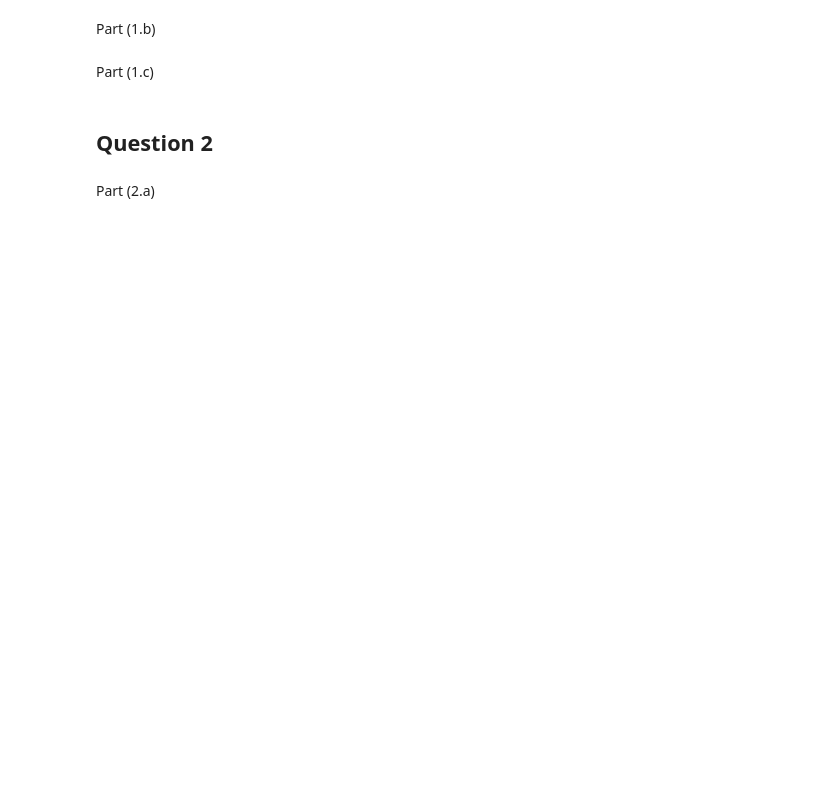
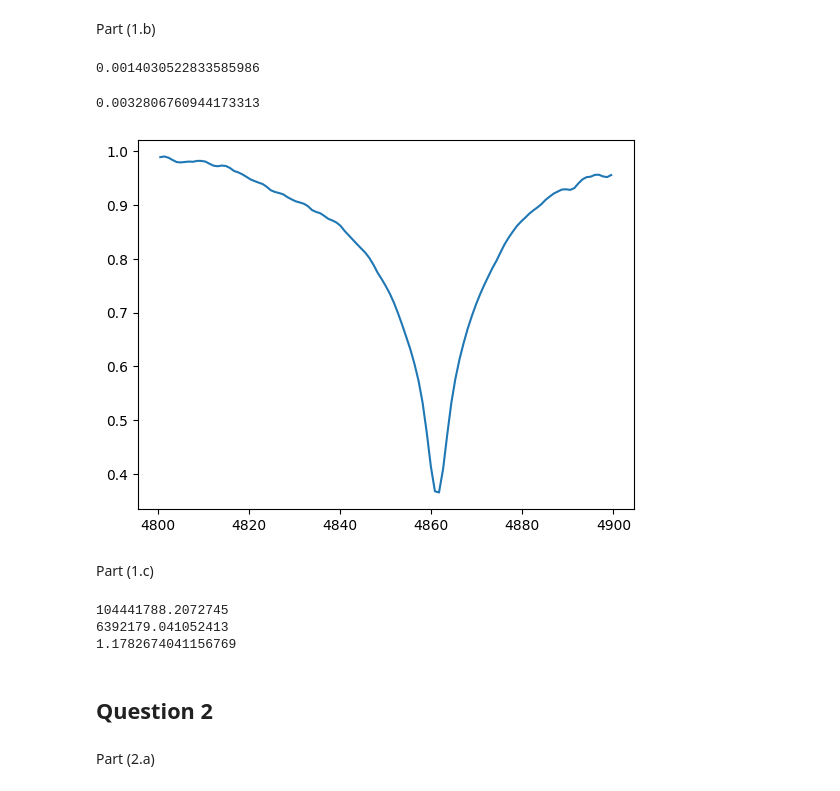
Before and after one commit to AtomLikeInPhysics/Stellar-Astrophysics, a Jupyter notebook: Homework 3 Assignment/Homework 3 Code.ipynb, the cells around one changed output. Drawn from its saved outputs; the diff is of its cells as text; code cells hidden in the pictures; blank space fills up the shorter version.

```diff
--- a/Homework 3 Assignment/Homework 3 Code.ipynb
+++ b/Homework 3 Assignment/Homework 3 Code.ipynb
@@ -52,2 +56,23 @@ Part (1.b)
+# %%
+F_lambda_a = star1['Flux'][~Ha_Mask] / (Ha_fit[0] * star1['Wavelength'][~Ha_Mask] + Ha_fit[1]) #Flux values during the absorption Ha
+
+Lambda_a = star1['Wavelength'][~Ha_Mask]                                                       #Wavlength values during the absorption
+
+# plt.plot(Lambda_a,F_lambda_a)
+
+Wa = 1/6562.3 * simpson(1-F_lambda_a, Lambda_a)                                                #Using simpsons rule to evaluate the integral to get the equivalent widths
+
+print(Wa)
+# %% [output]
+0.0014030522833585986
+# %%
+F_lambda_b = star1['Flux'][~Hb_Mask] / (Hb_fit[0] * star1['Wavelength'][~Hb_Mask] + Hb_fit[1])
+Lambda_b = star1['Wavelength'][~Hb_Mask]
+Wb = 1/4861.3 * simpson(1-F_lambda_b,Lambda_b)
+plt.plot(Lambda_b,F_lambda_b)
+print(Wb)
+# %% [output]
+0.0032806760944173313
+[figure, added]
 # %% [markdown]
 Part (1.c)
@@ -56,3 +79,16 @@ Part (1.c)
+# %%
+fa = 0.6407
+fb = 0.1193
+Na_alpha = 1.130e12 * Wa / (fa * 6562.8)
+Na_beta = 1.130e12 * Wb / (fb * 4861.3)
+print(Na_alpha)
+print(Na_beta)
+
+print(np.log(Na_alpha)/np.log(Na_beta)) #!!!!!! You must take the log for the ratio, The curve of growth is a log plot
+# %% [output]
+104441788.2072745
+6392179.041052413
+1.1782674041156769
 # %% [markdown]
 ## Question 2
 # %% [markdown]
```
Also changed, not shown: parts of 16 cells of this notebook, 9 other files.
